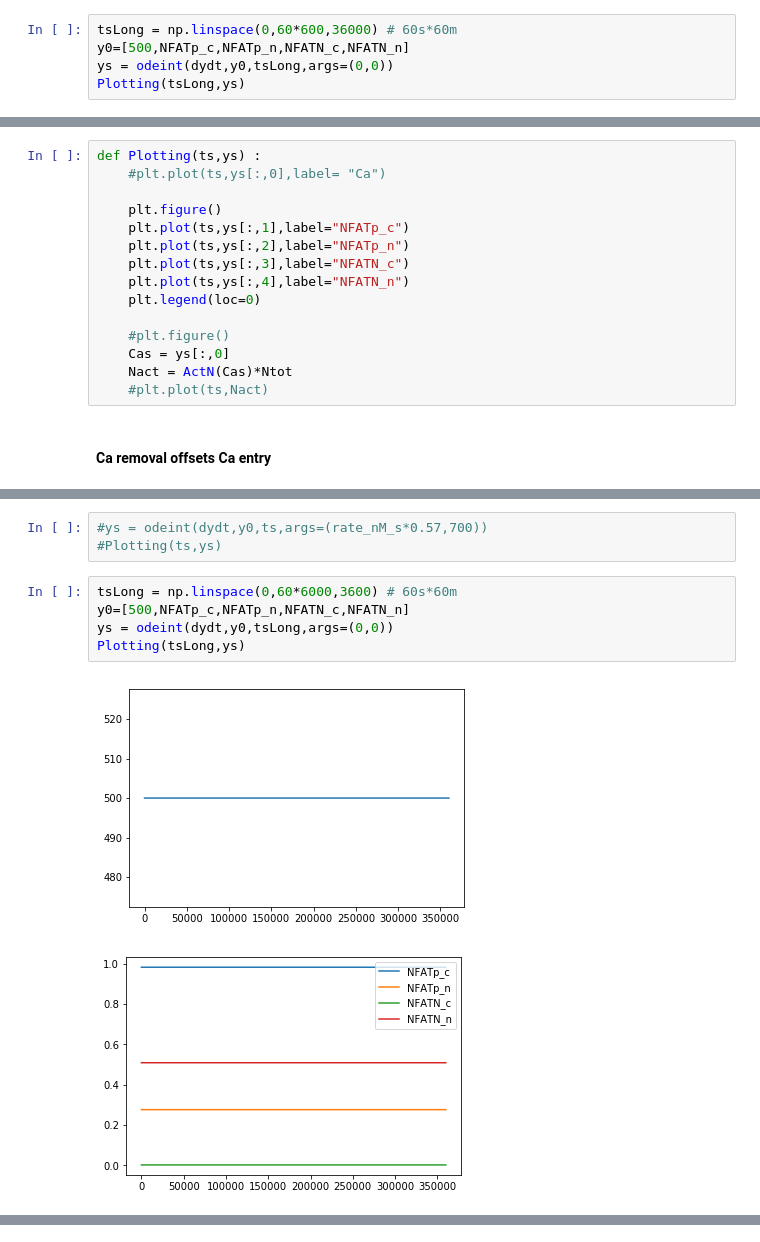
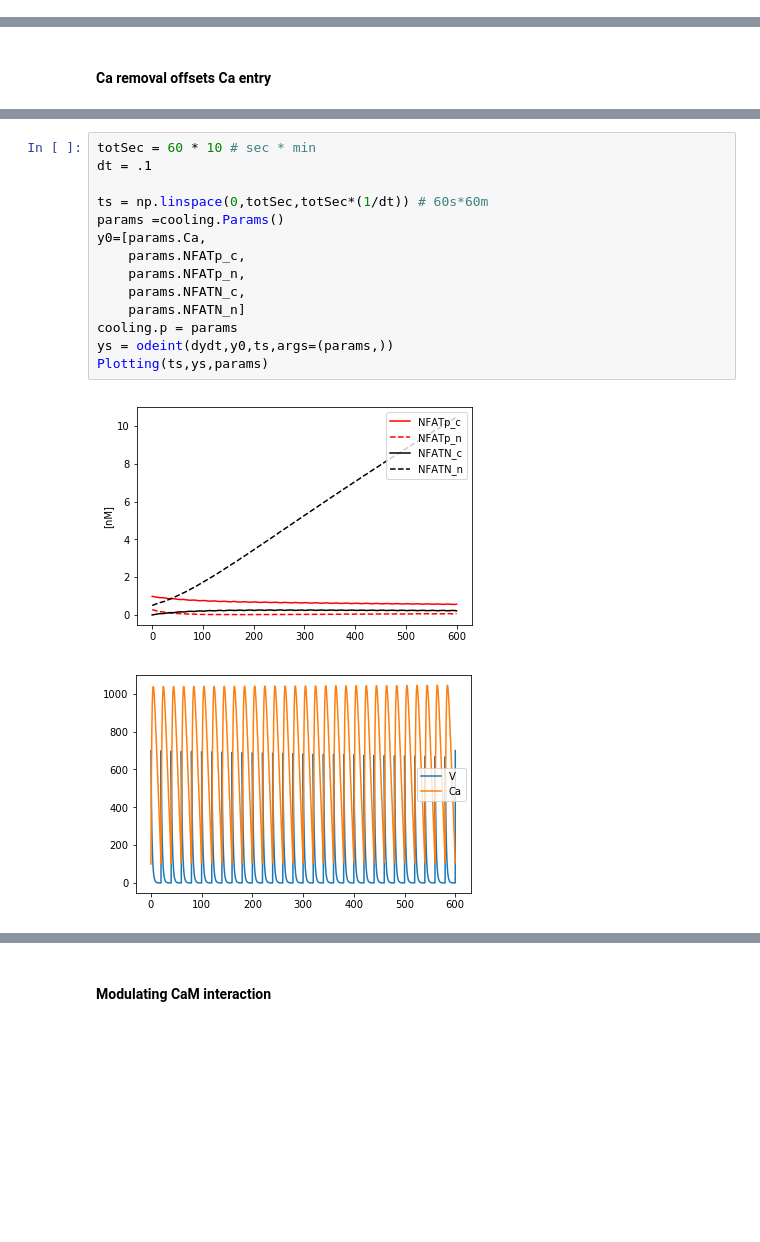
Before and after one commit to huskeypm/microglia, a Jupyter notebook: nfat.ipynb, the cells around one changed output, grey strips where cells are left out. Cells and saved outputs as stored; diff of their text form; blank space fills up the shorter version.

```diff
--- a/nfat.ipynb
+++ b/nfat.ipynb
@@ -53,5 +12,0 @@ def Cooling(Ca,NFATp_c,NFATp_n,NFATN_c,NFATN_n):
-# %%
-tsLong = np.linspace(0,60*600,36000) # 60s*60m
-y0=[500,NFATp_c,NFATp_n,NFATN_c,NFATN_n]
-ys = odeint(dydt,y0,tsLong,args=(0,0))
-Plotting(tsLong,ys)
@@ -148,17 +195,2 @@ def dydt(y,t,removalRate,pulseAmplitude):
-# %%
-def Plotting(ts,ys) :
-    #plt.plot(ts,ys[:,0],label= "Ca")
-
-    plt.figure()
-    plt.plot(ts,ys[:,1],label="NFATp_c")
-    plt.plot(ts,ys[:,2],label="NFATp_n")
-    plt.plot(ts,ys[:,3],label="NFATN_c")
-    plt.plot(ts,ys[:,4],label="NFATN_n")
-    plt.legend(loc=0)
-
-    #plt.figure()
-    Cas = ys[:,0]
-    Nact = ActN(Cas)*Ntot
-    #plt.plot(ts,Nact)
 # %% [markdown]
 #### Ca removal offsets Ca entry
@@ -170,11 +197,17 @@ Plotting(ts,ys)
-# %%
-#ys = odeint(dydt,y0,ts,args=(rate_nM_s*0.57,700))
-#Plotting(ts,ys)
 # %%
-tsLong = np.linspace(0,60*6000,3600) # 60s*60m
-y0=[500,NFATp_c,NFATp_n,NFATN_c,NFATN_n]
-ys = odeint(dydt,y0,tsLong,args=(0,0))
-Plotting(tsLong,ys)
+totSec = 60 * 10 # sec * min
+dt = .1
+
+ts = np.linspace(0,totSec,totSec*(1/dt)) # 60s*60m
+params =cooling.Params()
+y0=[params.Ca,
+    params.NFATp_c,
+    params.NFATp_n,
+    params.NFATN_c,
+    params.NFATN_n]
+cooling.p = params
+ys = odeint(dydt,y0,ts,args=(params,))
+Plotting(ts,ys,params)
 # %% [output]
-[figure, old version]
+[figure, new version]
-[figure, old version]
+[figure, new version]
@@ -181,0 +214,2 @@ Plotting(tsLong,ys)
+# %% [markdown]
+#### Modulating CaM interaction
```
Also changed, not shown: parts of 36 cells of this notebook, 1 other file.
